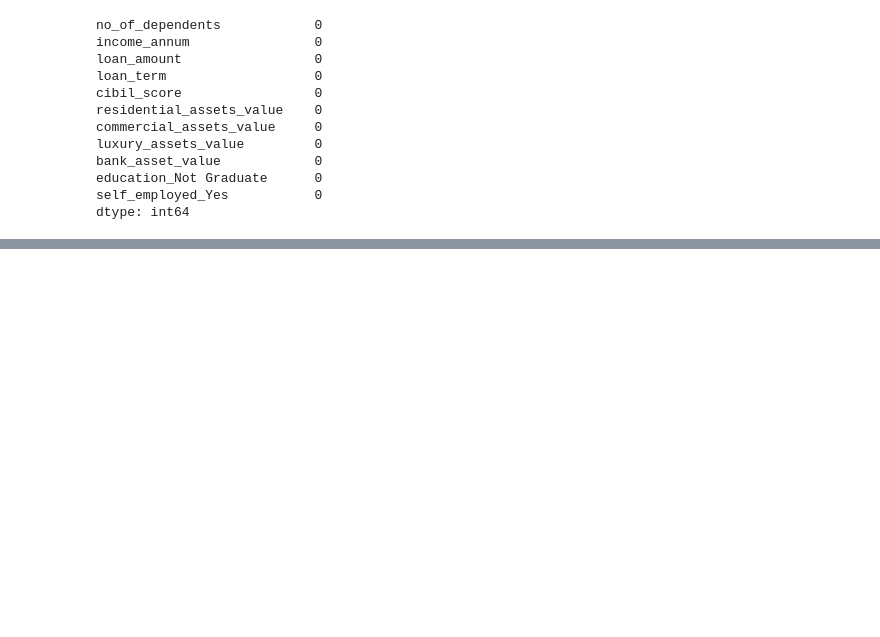
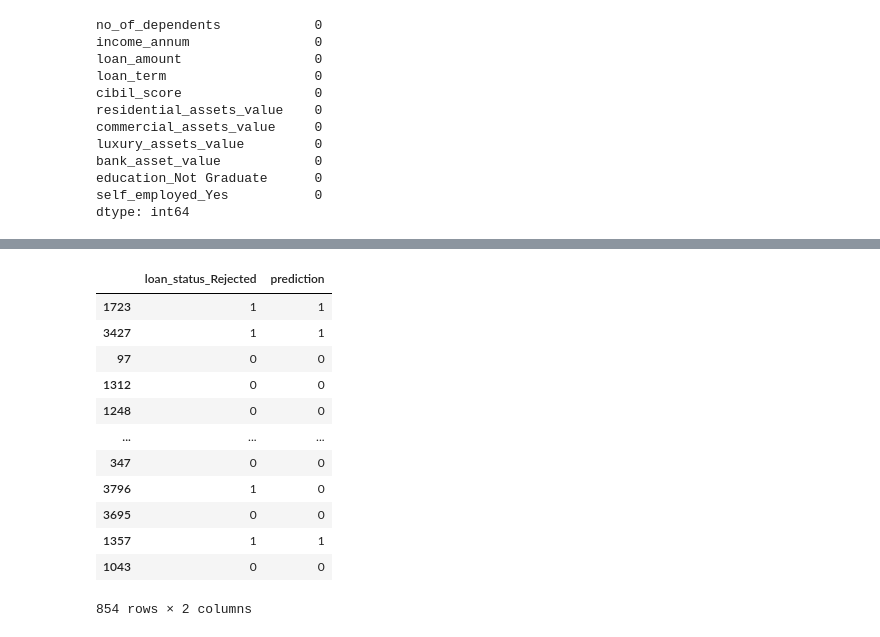
Before and after one commit to gadwal4201/15_July_ML, a Jupyter notebook: ANN/Loan_Approval_Notebook.ipynb, the cells around one changed output, grey strips where cells are left out. Saved outputs shown, nothing was run; the diff lists cells and outputs as text; code cells hidden in the pictures; blank space fills up the shorter version.

```diff
--- a/ANN/Loan_Approval_Notebook.ipynb
+++ b/ANN/Loan_Approval_Notebook.ipynb
@@ -230,0 +301,16 @@ pd.DataFrame(history.history)
+# %%
+y_test
+# %% [output]
+|  | loan_status_Rejected | prediction |
+| 1723 | 1 | 1 |
+| 3427 | 1 | 1 |
+| 97 | 0 | 0 |
+| 1312 | 0 | 0 |
+| 1248 | 0 | 0 |
+| ... | ... | ... |
+| 347 | 0 | 0 |
+| 3796 | 1 | 0 |
+| 3695 | 0 | 0 |
+| 1357 | 1 | 1 |
+| 1043 | 0 | 0 |
+854 rows × 2 columns
```
Also changed, not shown: parts of 22 cells of this notebook, 11 other files.
